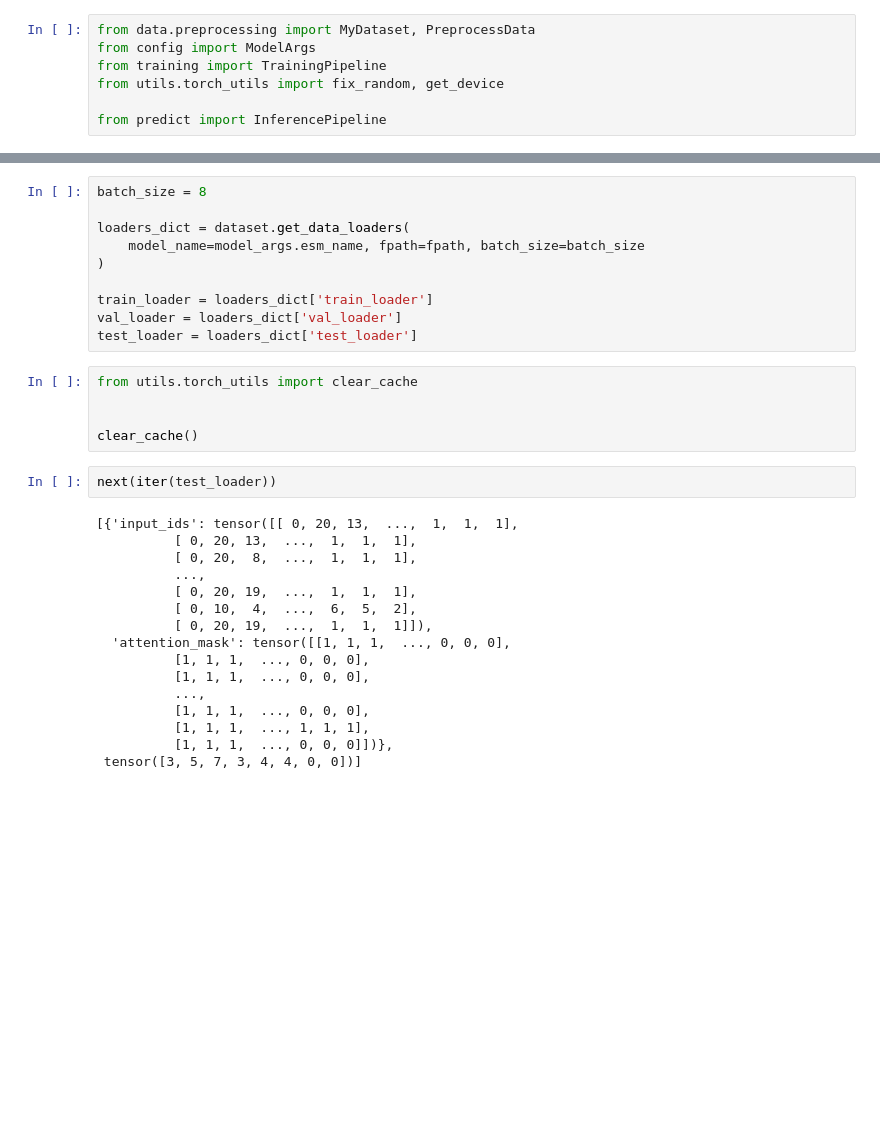
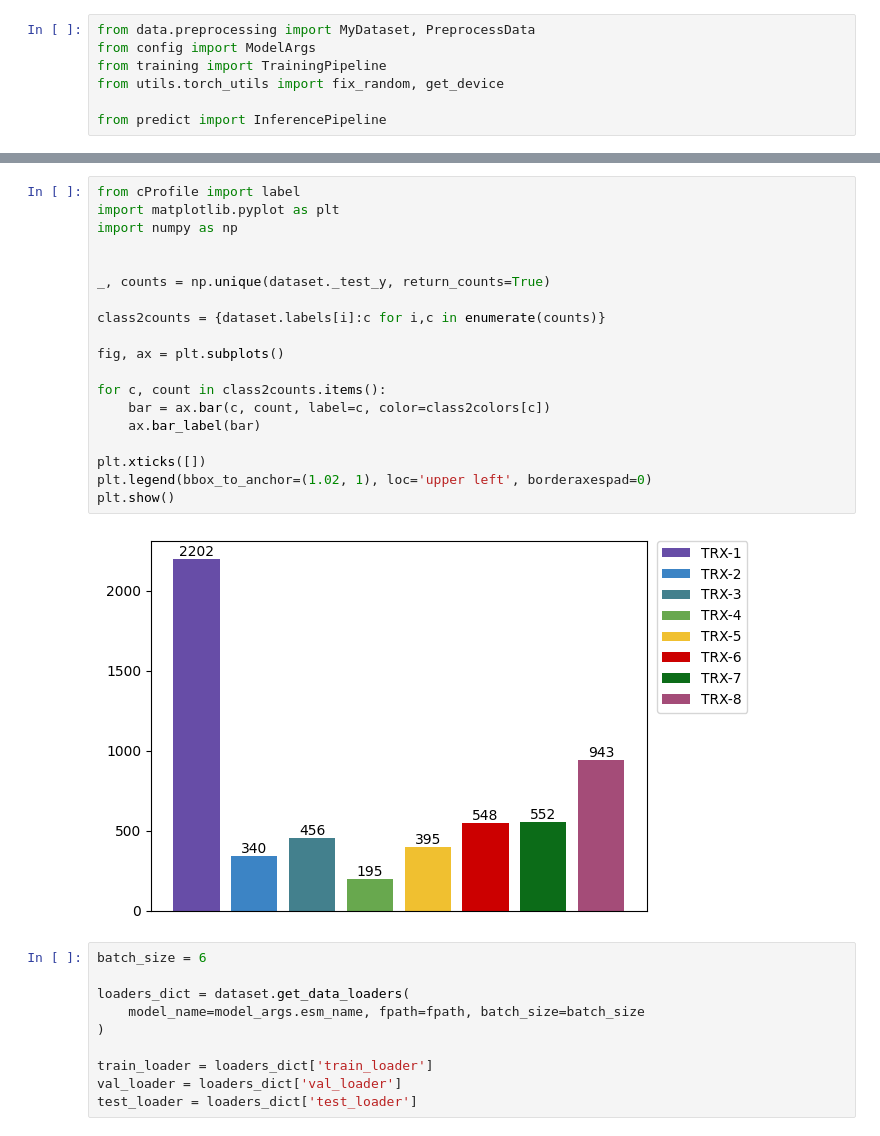
Before and after one commit to Mancio98/SPIN, a Jupyter notebook: notebooks/train_evulation_TRX.ipynb, the cells around one changed output, grey strips where cells are left out. Saved outputs shown, nothing was run; the diff lists cells and outputs as text; blank space fills up the shorter version.

```diff
--- a/notebooks/train_evulation_TRX.ipynb
+++ b/notebooks/train_evulation_TRX.ipynb
@@ -54,5 +85,26 @@ defaultdict(<class 'dict'>, {'A0A137PD51_CONC2_364-470': {'train': 3121, 'test':
+# %%
+from cProfile import label
+import matplotlib.pyplot as plt
+import numpy as np
+
+
+_, counts = np.unique(dataset._test_y, return_counts=True)
+
+class2counts = {dataset.labels[i]:c for i,c in enumerate(counts)}
+
+fig, ax = plt.subplots()
+
+for c, count in class2counts.items():
+    bar = ax.bar(c, count, label=c, color=class2colors[c])
+    ax.bar_label(bar)
+
+plt.xticks([])
+plt.legend(bbox_to_anchor=(1.02, 1), loc='upper left', borderaxespad=0)
+plt.show()
+# %% [output]
+[figure, added]
 # %%
-batch_size = 8
+batch_size = 6
 
 loaders_dict = dataset.get_data_loaders(
     model_name=model_args.esm_name, fpath=fpath, batch_size=batch_size
@@ -61,26 +113,3 @@ loaders_dict = dataset.get_data_loaders(
 train_loader = loaders_dict['train_loader']
 val_loader = loaders_dict['val_loader']
 test_loader = loaders_dict['test_loader']
-# %%
-from utils.torch_utils import clear_cache
-
-
-clear_cache()
-# %%
-next(iter(test_loader))
-# %% [output]
-[{'input_ids': tensor([[ 0, 20, 13,  ...,  1,  1,  1],
-          [ 0, 20, 13,  ...,  1,  1,  1],
-          [ 0, 20,  8,  ...,  1,  1,  1],
-          ...,
-          [ 0, 20, 19,  ...,  1,  1,  1],
-          [ 0, 10,  4,  ...,  6,  5,  2],
-          [ 0, 20, 19,  ...,  1,  1,  1]]),
-  'attention_mask': tensor([[1, 1, 1,  ..., 0, 0, 0],
-          [1, 1, 1,  ..., 0, 0, 0],
-          [1, 1, 1,  ..., 0, 0, 0],
-          ...,
-          [1, 1, 1,  ..., 0, 0, 0],
-          [1, 1, 1,  ..., 1, 1, 1],
-          [1, 1, 1,  ..., 0, 0, 0]])},
- tensor([3, 5, 7, 3, 4, 4, 0, 0])]
```
Also changed, not shown: parts of 20 cells of this notebook, 27 other files.
